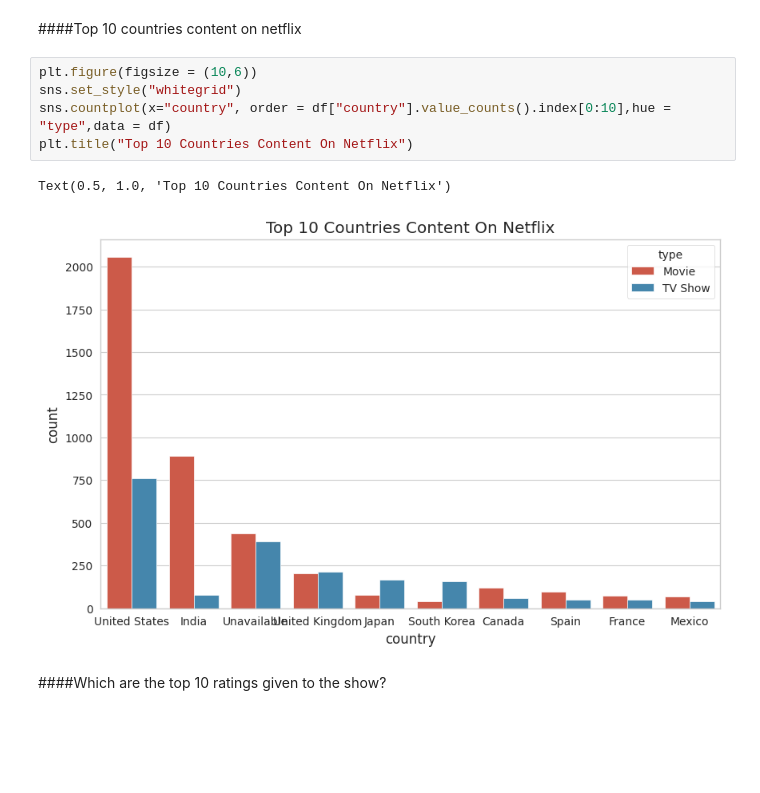
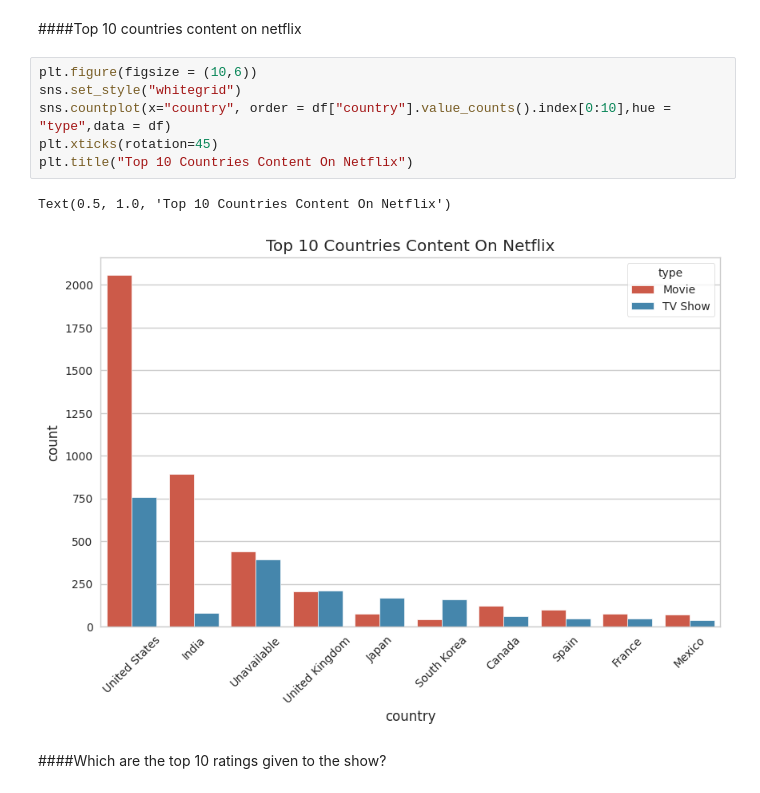
Before and after one commit to gauravs0905/Netflix_Data_Analysis, a Jupyter notebook: Netflix_Data_Analysis_Project.ipynb, the cells around one changed output. Saved outputs shown, nothing was run; the diff lists cells and outputs as text; blank space fills up the shorter version.

```diff
--- a/Netflix_Data_Analysis_Project.ipynb
+++ b/Netflix_Data_Analysis_Project.ipynb
@@ -228,11 +228,12 @@ Text(0.5, 1.0, 'MONTH VS MOVIE & TV SHOWS')
 # %%
 plt.figure(figsize = (10,6))
 sns.set_style("whitegrid")
 sns.countplot(x="country", order = df["country"].value_counts().index[0:10],hue = "type",data = df)
+plt.xticks(rotation=45)
 plt.title("Top 10 Countries Content On Netflix")
 # %% [output]
 Text(0.5, 1.0, 'Top 10 Countries Content On Netflix')
-[figure, old version]
+[figure, new version]
 # %% [markdown]
 ####Which are the top 10 ratings given to the show?
 # %%
```
Also changed, not shown: parts of 1 cell of this notebook.
